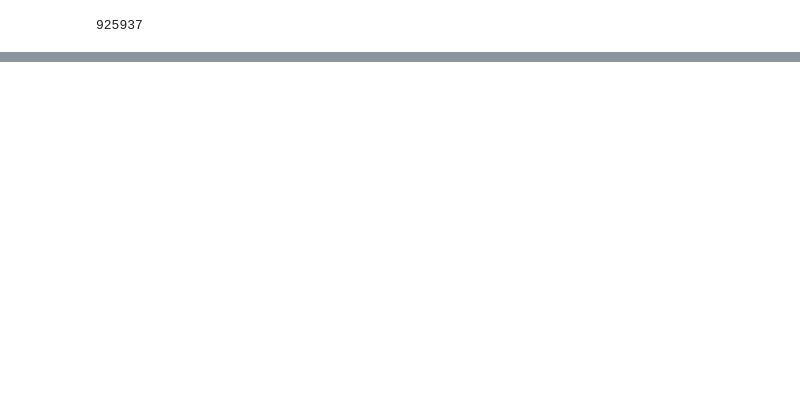
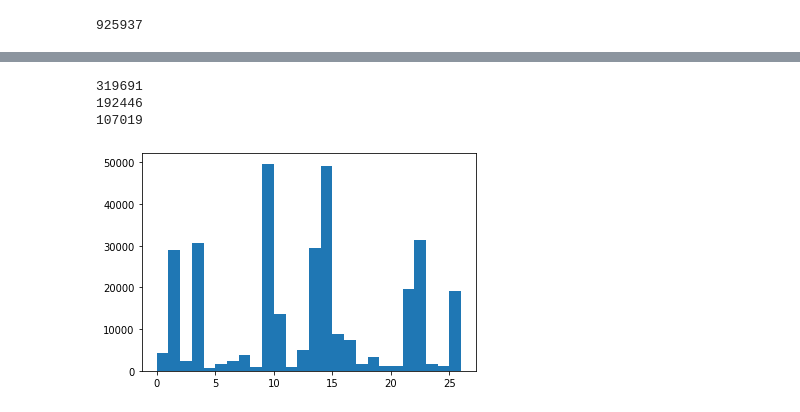
Before and after one commit to SourabhChakraborty/undergrad_thesis, a Jupyter notebook: lda.ipynb, the cells around one changed output, grey strips where cells are left out. Saved outputs shown, nothing was run; the diff lists cells and outputs as text; code cells hidden in the pictures; blank space fills up the shorter version.

```diff
--- a/lda.ipynb
+++ b/lda.ipynb
@@ -199,0 +106,6 @@ plt.show()
+# %%
+author_reverse_dict = {author_names[i]:i for i in range(len(author_names))}
+# %%
+num_sanders = {k:(subreddit_tf[author_reverse_dict[k], subreddit_reverse_dict['sandersforpresident']]) for k in author_names}
+num_trump = {k:(subreddit_tf[author_reverse_dict[k], subreddit_reverse_dict['the_donald']]) for k in author_names}
+num_clinton = {k:(subreddit_tf[author_reverse_dict[k], subreddit_reverse_dict['hillaryclinton']]) for k in author_names}
@@ -199,0 +133,2 @@ plt.show()
+# %%
+comment_threshold = 1
@@ -199,0 +139,4 @@ plt.show()
+# %%
+sanders_user_indices = [i for i in range(len(comment_auths)) if num_sanders[comment_auths[i]] >= comment_threshold]
+trump_user_indices = [i for i in range(len(comment_auths)) if num_trump[comment_auths[i]] >= comment_threshold]
+clinton_user_indices = [i for i in range(len(comment_auths)) if num_clinton[comment_auths[i]] >= comment_threshold]
@@ -199,0 +151,13 @@ plt.show()
+# %%
+print(len(sanders_user_indices))
+print(len(trump_user_indices))
+print(len(clinton_user_indices))
+# %% [output]
+319691
+192446
+107019
+# %%
+plt.hist([top_topic_by_doc_auth[i] for i in sanders_user_indices], bins = list(range(27)))
+plt.show()
+# %% [output]
+[figure, added]
```
Also changed, not shown: parts of 50 cells of this notebook, 2 other files.
